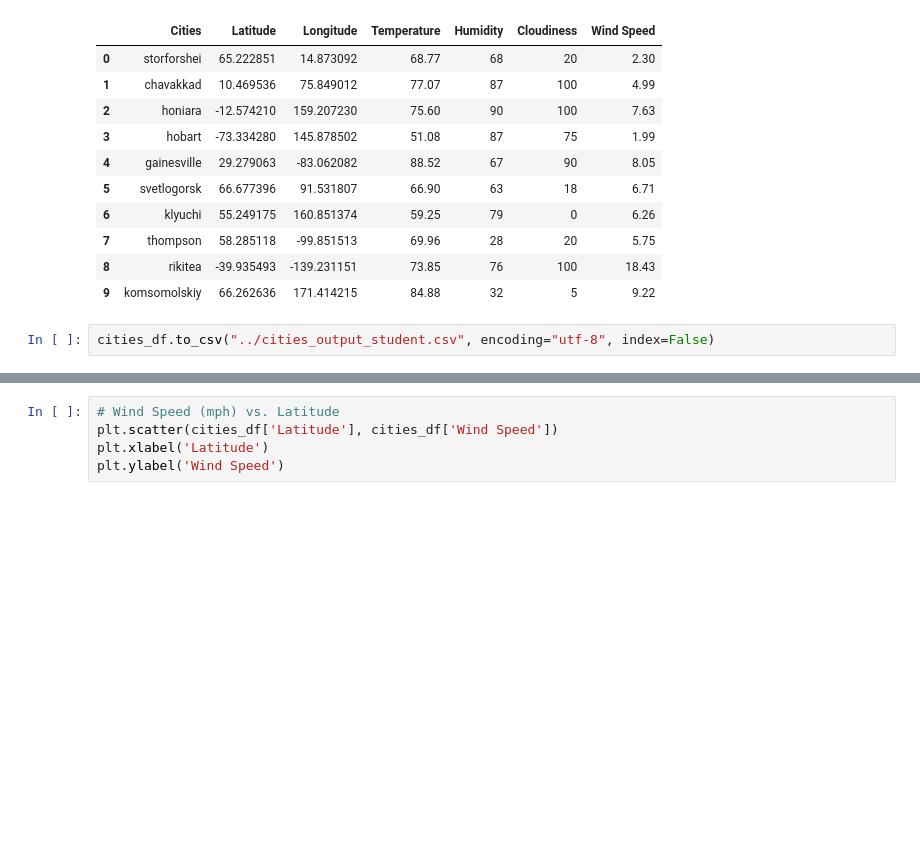
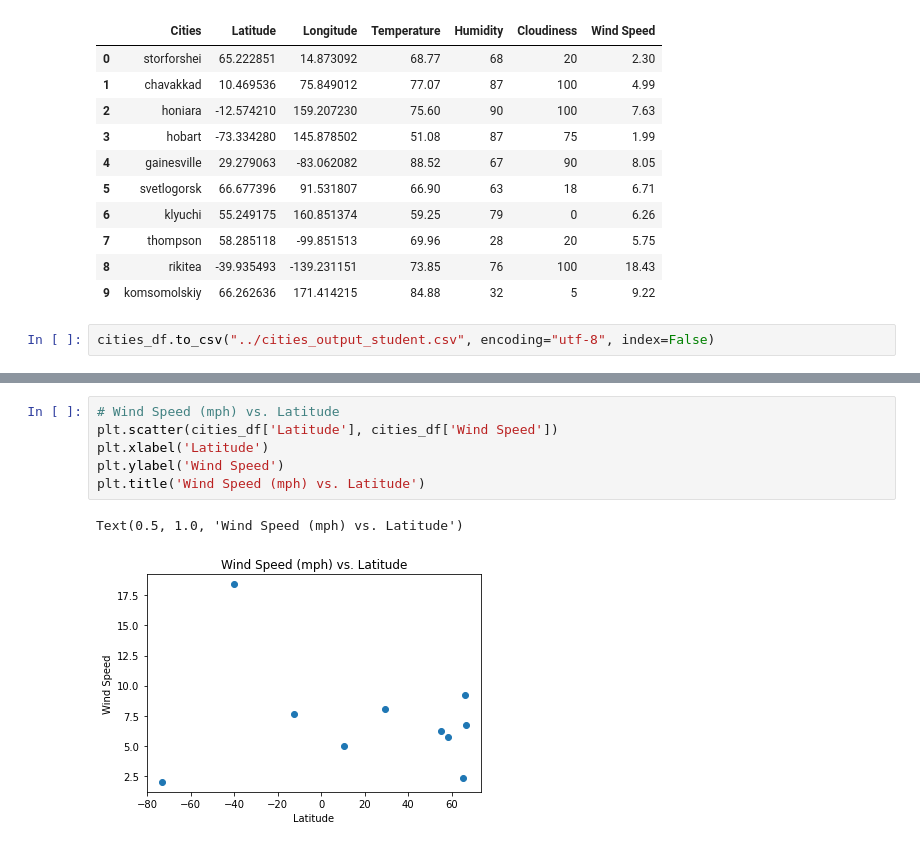
Before and after one commit to Barlow0471/Python-API-Challenge, a Jupyter notebook: WeatherPy/WeatherPy2.ipynb, the cells around one changed output, grey strips where cells are left out. Saved outputs shown, nothing was run; the diff lists cells and outputs as text; blank space fills up the shorter version.

```diff
--- a/WeatherPy/WeatherPy2.ipynb
+++ b/WeatherPy/WeatherPy2.ipynb
@@ -113,8 +121,12 @@ plt.ylabel('Cloudiness')
 # %%
 # Wind Speed (mph) vs. Latitude
 plt.scatter(cities_df['Latitude'], cities_df['Wind Speed'])
 plt.xlabel('Latitude')
 plt.ylabel('Wind Speed')
+plt.title('Wind Speed (mph) vs. Latitude')
+# %% [output]
+Text(0.5, 1.0, 'Wind Speed (mph) vs. Latitude')
+[figure, added]
 # %%
 # Temperature (F) vs. Latitude
 plt.scatter(cities_df['Latitude'], cities_df['Temperature'])
```
Also changed, not shown: parts of 5 cells of this notebook.
